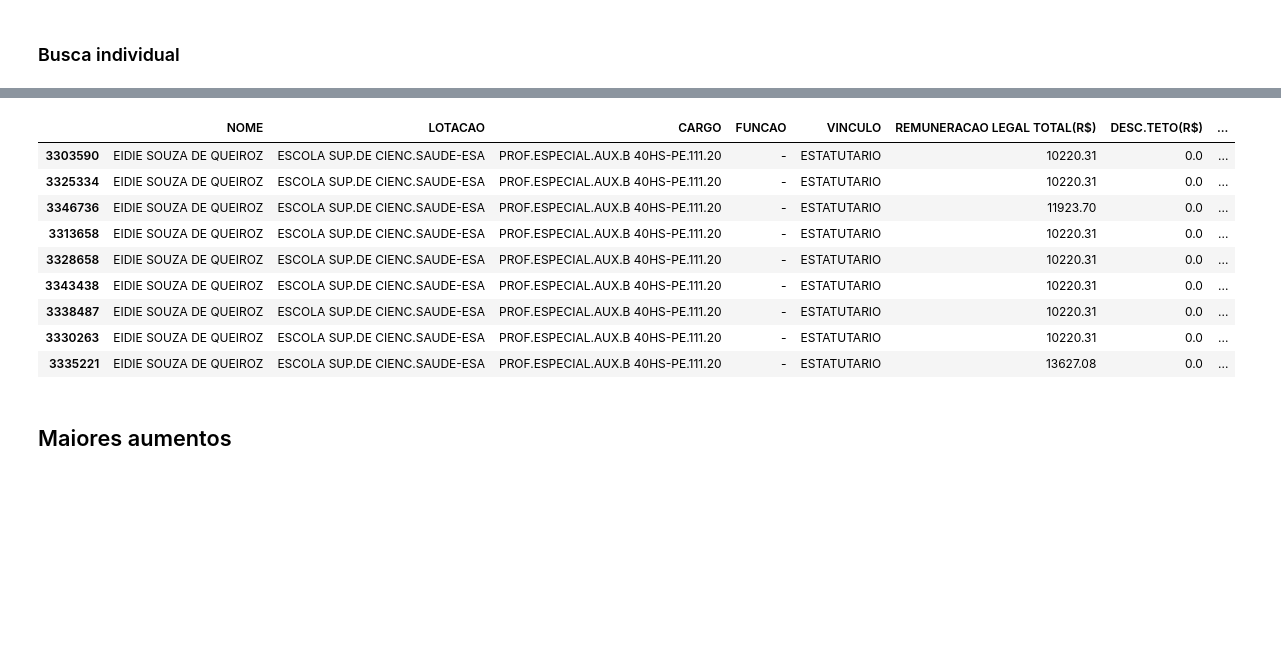
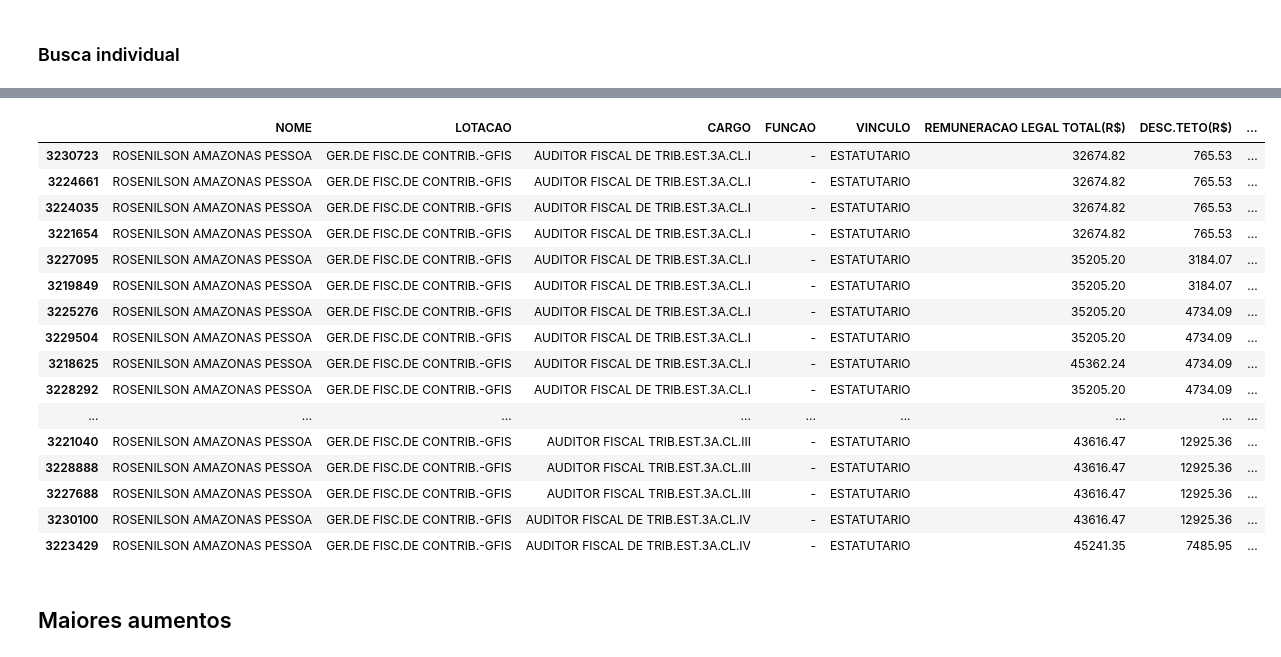
Before and after one commit to ViniPessoa8/PAIC, a Jupyter notebook: notebooks/plotagens.ipynb, the cells around one changed output, grey strips where cells are left out. Saved outputs shown, nothing was run; the diff lists cells and outputs as text; code cells hidden in the pictures; blank space fills up the shorter version.

```diff
--- a/notebooks/plotagens.ipynb
+++ b/notebooks/plotagens.ipynb
@@ -251,22 +256,29 @@ Demissões:
 # %% [markdown]
 ### Busca individual
 # %%
-nome = 'EIDIE SOUZA DE QUEIROZ'
+nome = 'ROSENILSON AMAZONAS PESSOA'
 busca = rem_serv.loc[(rem_serv.NOME == nome)].sort_values('DATA')
 fig = px.line(busca, title='Remuneração de '+nome+', 2018', y='REMUNERACAO LEGAL TOTAL(R$)', x='DATA', color='ORGAO')
 fig.show()
 busca
 # %% [output]
 [interactive output not drawn]
 |  | NOME | LOTACAO | CARGO | FUNCAO | VINCULO | REMUNERACAO LEGAL TOTAL(R$) | DESC.TETO(R$) | ... |
-| 3303590 | EIDIE SOUZA DE QUEIROZ | ESCOLA SUP.DE CIENC.SAUDE-ESA | PROF.ESPECIAL.AUX.B 40HS-PE.111.20 | - | ESTATUTARIO | 10220.31 | 0.0 | ... |
-| 3325334 | EIDIE SOUZA DE QUEIROZ | ESCOLA SUP.DE CIENC.SAUDE-ESA | PROF.ESPECIAL.AUX.B 40HS-PE.111.20 | - | ESTATUTARIO | 10220.31 | 0.0 | ... |
-| 3346736 | EIDIE SOUZA DE QUEIROZ | ESCOLA SUP.DE CIENC.SAUDE-ESA | PROF.ESPECIAL.AUX.B 40HS-PE.111.20 | - | ESTATUTARIO | 11923.70 | 0.0 | ... |
-| 3313658 | EIDIE SOUZA DE QUEIROZ | ESCOLA SUP.DE CIENC.SAUDE-ESA | PROF.ESPECIAL.AUX.B 40HS-PE.111.20 | - | ESTATUTARIO | 10220.31 | 0.0 | ... |
-| 3328658 | EIDIE SOUZA DE QUEIROZ | ESCOLA SUP.DE CIENC.SAUDE-ESA | PROF.ESPECIAL.AUX.B 40HS-PE.111.20 | - | ESTATUTARIO | 10220.31 | 0.0 | ... |
-| 3343438 | EIDIE SOUZA DE QUEIROZ | ESCOLA SUP.DE CIENC.SAUDE-ESA | PROF.ESPECIAL.AUX.B 40HS-PE.111.20 | - | ESTATUTARIO | 10220.31 | 0.0 | ... |
-| 3338487 | EIDIE SOUZA DE QUEIROZ | ESCOLA SUP.DE CIENC.SAUDE-ESA | PROF.ESPECIAL.AUX.B 40HS-PE.111.20 | - | ESTATUTARIO | 10220.31 | 0.0 | ... |
-| 3330263 | EIDIE SOUZA DE QUEIROZ | ESCOLA SUP.DE CIENC.SAUDE-ESA | PROF.ESPECIAL.AUX.B 40HS-PE.111.20 | - | ESTATUTARIO | 10220.31 | 0.0 | ... |
-| 3335221 | EIDIE SOUZA DE QUEIROZ | ESCOLA SUP.DE CIENC.SAUDE-ESA | PROF.ESPECIAL.AUX.B 40HS-PE.111.20 | - | ESTATUTARIO | 13627.08 | 0.0 | ... |
+| 3230723 | ROSENILSON AMAZONAS PESSOA | GER.DE FISC.DE CONTRIB.-GFIS | AUDITOR FISCAL DE TRIB.EST.3A.CL.I | - | ESTATUTARIO | 32674.82 | 765.53 | ... |
+| 3224661 | ROSENILSON AMAZONAS PESSOA | GER.DE FISC.DE CONTRIB.-GFIS | AUDITOR FISCAL DE TRIB.EST.3A.CL.I | - | ESTATUTARIO | 32674.82 | 765.53 | ... |
+| 3224035 | ROSENILSON AMAZONAS PESSOA | GER.DE FISC.DE CONTRIB.-GFIS | AUDITOR FISCAL DE TRIB.EST.3A.CL.I | - | ESTATUTARIO | 32674.82 | 765.53 | ... |
+| 3221654 | ROSENILSON AMAZONAS PESSOA | GER.DE FISC.DE CONTRIB.-GFIS | AUDITOR FISCAL DE TRIB.EST.3A.CL.I | - | ESTATUTARIO | 32674.82 | 765.53 | ... |
+| 3227095 | ROSENILSON AMAZONAS PESSOA | GER.DE FISC.DE CONTRIB.-GFIS | AUDITOR FISCAL DE TRIB.EST.3A.CL.I | - | ESTATUTARIO | 35205.20 | 3184.07 | ... |
+| 3219849 | ROSENILSON AMAZONAS PESSOA | GER.DE FISC.DE CONTRIB.-GFIS | AUDITOR FISCAL DE TRIB.EST.3A.CL.I | - | ESTATUTARIO | 35205.20 | 3184.07 | ... |
+| 3225276 | ROSENILSON AMAZONAS PESSOA | GER.DE FISC.DE CONTRIB.-GFIS | AUDITOR FISCAL DE TRIB.EST.3A.CL.I | - | ESTATUTARIO | 35205.20 | 4734.09 | ... |
+| 3229504 | ROSENILSON AMAZONAS PESSOA | GER.DE FISC.DE CONTRIB.-GFIS | AUDITOR FISCAL DE TRIB.EST.3A.CL.I | - | ESTATUTARIO | 35205.20 | 4734.09 | ... |
+| 3218625 | ROSENILSON AMAZONAS PESSOA | GER.DE FISC.DE CONTRIB.-GFIS | AUDITOR FISCAL DE TRIB.EST.3A.CL.I | - | ESTATUTARIO | 45362.24 | 4734.09 | ... |
+| 3228292 | ROSENILSON AMAZONAS PESSOA | GER.DE FISC.DE CONTRIB.-GFIS | AUDITOR FISCAL DE TRIB.EST.3A.CL.I | - | ESTATUTARIO | 35205.20 | 4734.09 | ... |
+| ... | ... | ... | ... | ... | ... | ... | ... | ... |
+| 3221040 | ROSENILSON AMAZONAS PESSOA | GER.DE FISC.DE CONTRIB.-GFIS | AUDITOR FISCAL TRIB.EST.3A.CL.III | - | ESTATUTARIO | 43616.47 | 12925.36 | ... |
+| 3228888 | ROSENILSON AMAZONAS PESSOA | GER.DE FISC.DE CONTRIB.-GFIS | AUDITOR FISCAL TRIB.EST.3A.CL.III | - | ESTATUTARIO | 43616.47 | 12925.36 | ... |
+| 3227688 | ROSENILSON AMAZONAS PESSOA | GER.DE FISC.DE CONTRIB.-GFIS | AUDITOR FISCAL TRIB.EST.3A.CL.III | - | ESTATUTARIO | 43616.47 | 12925.36 | ... |
+| 3230100 | ROSENILSON AMAZONAS PESSOA | GER.DE FISC.DE CONTRIB.-GFIS | AUDITOR FISCAL DE TRIB.EST.3A.CL.IV | - | ESTATUTARIO | 43616.47 | 12925.36 | ... |
+| 3223429 | ROSENILSON AMAZONAS PESSOA | GER.DE FISC.DE CONTRIB.-GFIS | AUDITOR FISCAL DE TRIB.EST.3A.CL.IV | - | ESTATUTARIO | 45241.35 | 7485.95 | ... |
 # %% [markdown]
 ## Maiores aumentos
```
Also changed, not shown: parts of 4 cells of this notebook.
